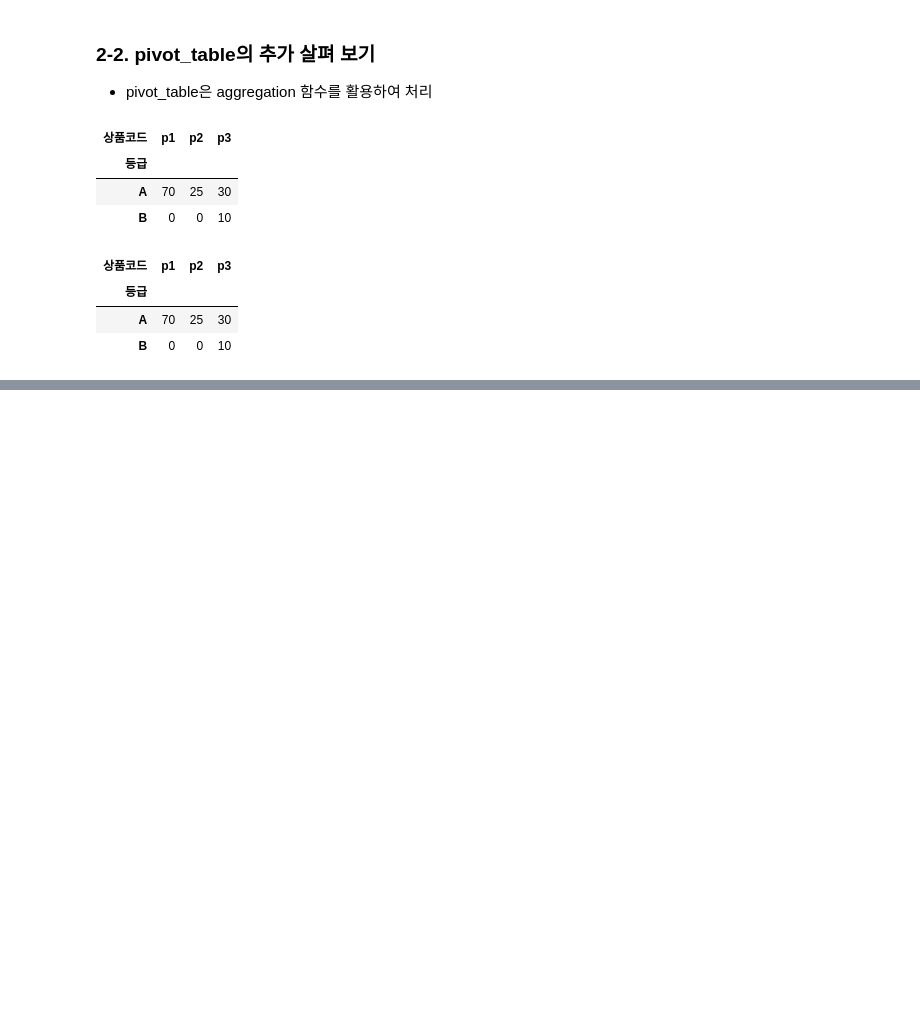
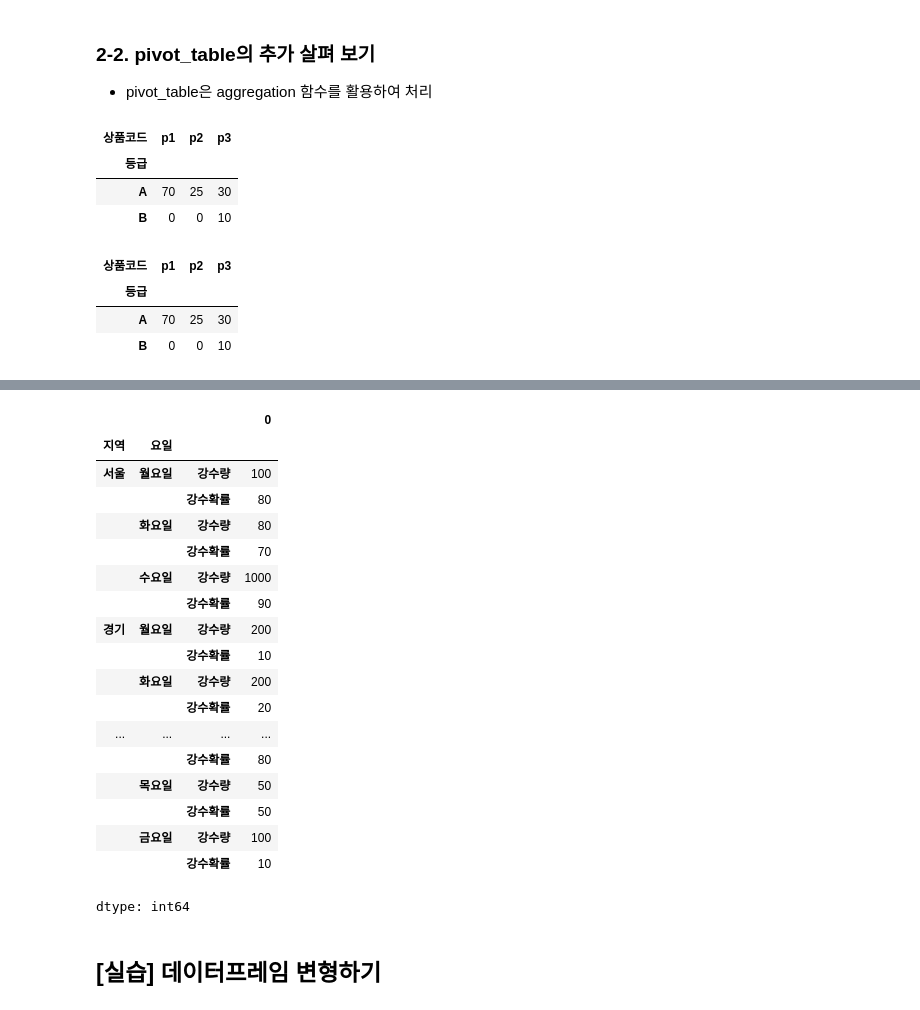
Before and after one commit to ipinid613/github_python_ML, a Jupyter notebook: KT_AICE/Pandas_이해_및_활용_DataFrame 변형하기(이론+실습)_240815.ipynb, the cells around one changed output, grey strips where cells are left out. Cells and saved outputs as stored; diff of their text form; code cells hidden in the pictures; blank space fills up the shorter version.

```diff
--- a/KT_AICE/Pandas_이해_및_활용_DataFrame 변형하기(이론+실습)_240815.ipynb
+++ b/KT_AICE/Pandas_이해_및_활용_DataFrame 변형하기(이론+실습)_240815.ipynb
@@ -481,0 +484,11 @@ pd.pivot_table(data=pivot_sample, index='등급', columns='상품코드', values
+# %%
+# 데이터 프레임 만들기
+
+stack_sample = pd.DataFrame({
+    '지역': ['서울', '서울', '서울', '경기', '경기', '부산', '서울', '서울', '부산', '경기', '경기', '경기'],
+    '요일': ['월요일', '화요일', '수요일', '월요일', '화요일', '월요일', '목요일', '금요일', '화요일', '수요일', '목요일', '금요일'],
+    '강수량': [100, 80, 1000, 200, 200, 100, 50, 100, 200, 100, 50, 100],
+    '강수확률': [80, 70, 90, 10, 20, 30, 50, 90, 20, 80, 50, 10]
+})
+
+stack_sample
@@ -481,0 +511,5 @@ pd.pivot_table(data=pivot_sample, index='등급', columns='상품코드', values
+# %%
+# set_index를 통해 지역, 요일 컬럼을 인덱스로 설정
+
+new_stack_sample = stack_sample.set_index(['지역', '요일'])
+new_stack_sample
@@ -481,0 +555,26 @@ pd.pivot_table(data=pivot_sample, index='등급', columns='상품코드', values
+# %%
+# stack: new_stack_sample의 0번째 레벨의 컬럼 '강수량, 강수확률'을 컬럼으로 이동
+
+new_stack_sample.stack(level=0)
+# %% [output]
+|  |  |  | 0 |
+| 지역 | 요일 |  |  |
+| 서울 | 월요일 | 강수량 | 100 |
+|  |  | 강수확률 | 80 |
+|  | 화요일 | 강수량 | 80 |
+|  |  | 강수확률 | 70 |
+|  | 수요일 | 강수량 | 1000 |
+|  |  | 강수확률 | 90 |
+| 경기 | 월요일 | 강수량 | 200 |
+|  |  | 강수확률 | 10 |
+|  | 화요일 | 강수량 | 200 |
+|  |  | 강수확률 | 20 |
+| ... | ... | ... | ... |
+|  |  | 강수확률 | 80 |
+|  | 목요일 | 강수량 | 50 |
+|  |  | 강수확률 | 50 |
+|  | 금요일 | 강수량 | 100 |
+|  |  | 강수확률 | 10 |
+dtype: int64
+# %% [markdown]
+## [실습] 데이터프레임 변형하기
```
Also changed, not shown: parts of 23 cells of this notebook.
